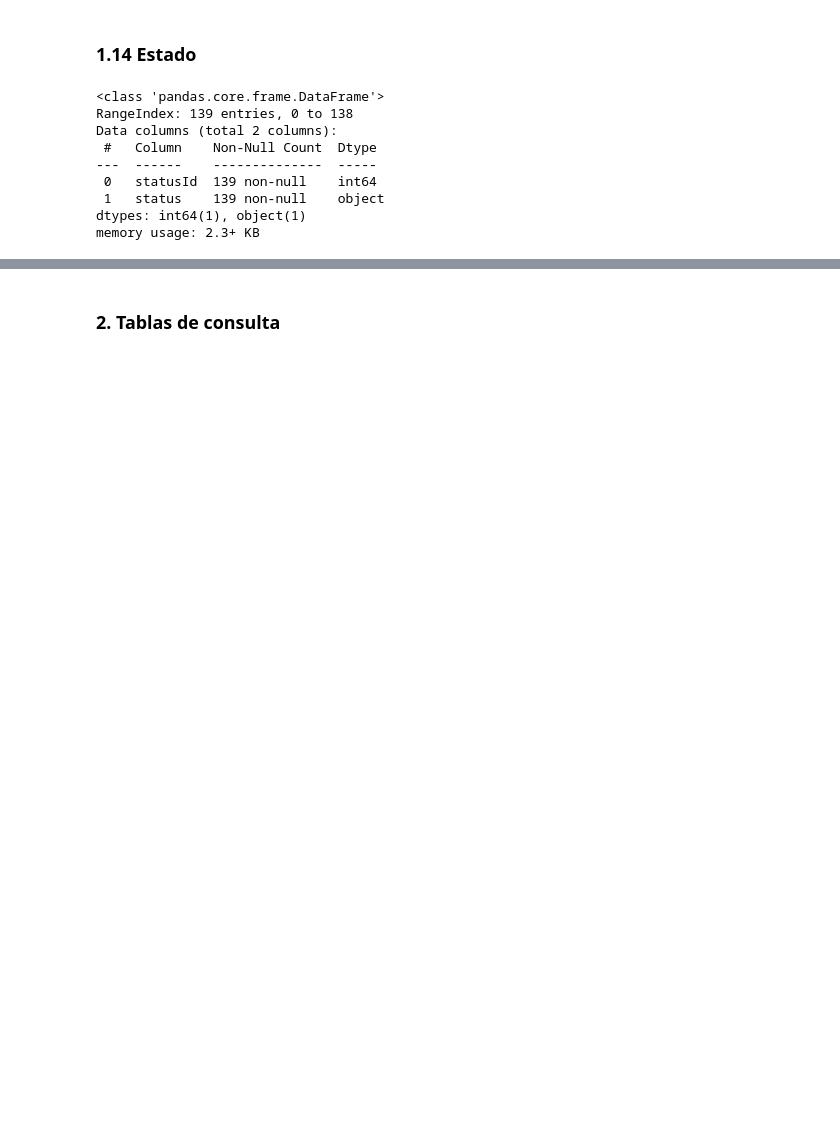
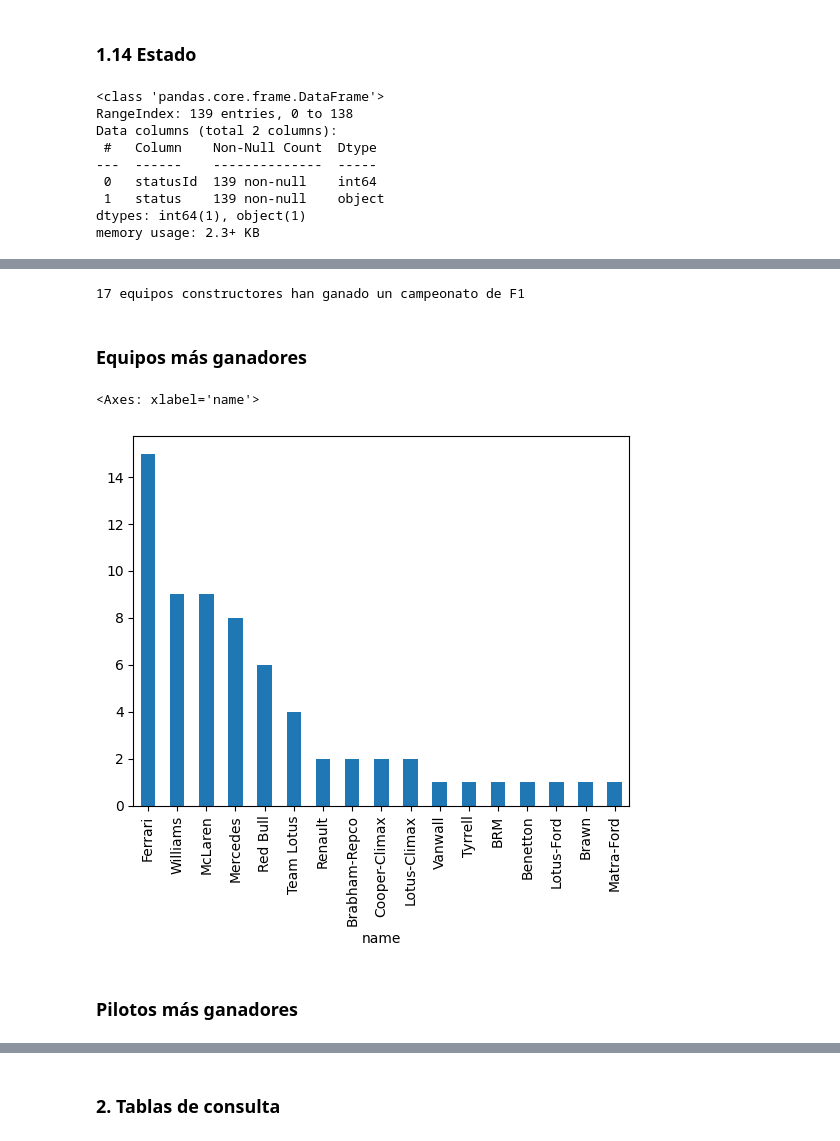
Before and after one commit to HorusOak/HorusOak, a Jupyter notebook: formula-1-eda.ipynb, the cells around one changed output, grey strips where cells are left out. Drawn from its saved outputs; the diff is of its cells as text; code cells hidden in the pictures; blank space fills up the shorter version.

```diff
--- a/formula-1-eda.ipynb
+++ b/formula-1-eda.ipynb
@@ -315,0 +509,3 @@ memory usage: 2.3+ KB
+# %%
+df_const_champs = df_const_stand.merge(df_races, on = 'raceId', how = 'left')
+df_const_champs.info()
@@ -315,0 +533,22 @@ memory usage: 2.3+ KB
+# %%
+df_const_champs.drop(columns = ['constructorStandingsId', 'raceId',
+       'position', 'positionText', 'wins', 'round', 'circuitId',
+       'name', 'date', 'time'], inplace = True)
+# %%
+g_const_champs = df_const_champs.groupby(['year'])
+aux = g_const_champs.apply(lambda x: x.loc[x['points'].idxmax()])
+# %%
+const_champs = aux.merge(df_const[['constructorId', 'name']], on = 'constructorId', how = 'left')
+# %%
+print(const_champs['name'].nunique(), 'equipos constructores han ganado un campeonato de F1')
+# %% [output]
+17 equipos constructores han ganado un campeonato de F1
+# %% [markdown]
+### Equipos más ganadores
+# %%
+const_champs.groupby('name')['year'].count().sort_values(ascending = False).plot.bar()
+# %% [output]
+<Axes: xlabel='name'>
+[figure, added]
+# %% [markdown]
+### Pilotos más ganadores
```
Also changed, not shown: parts of 53 cells of this notebook.
